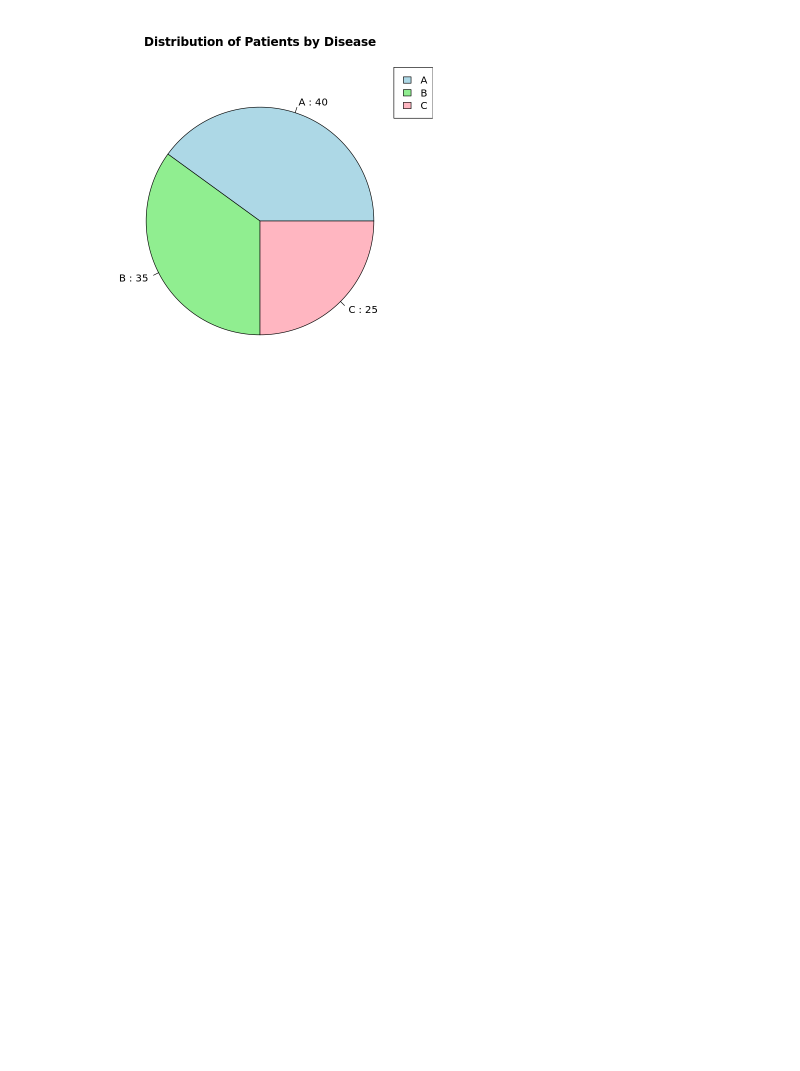
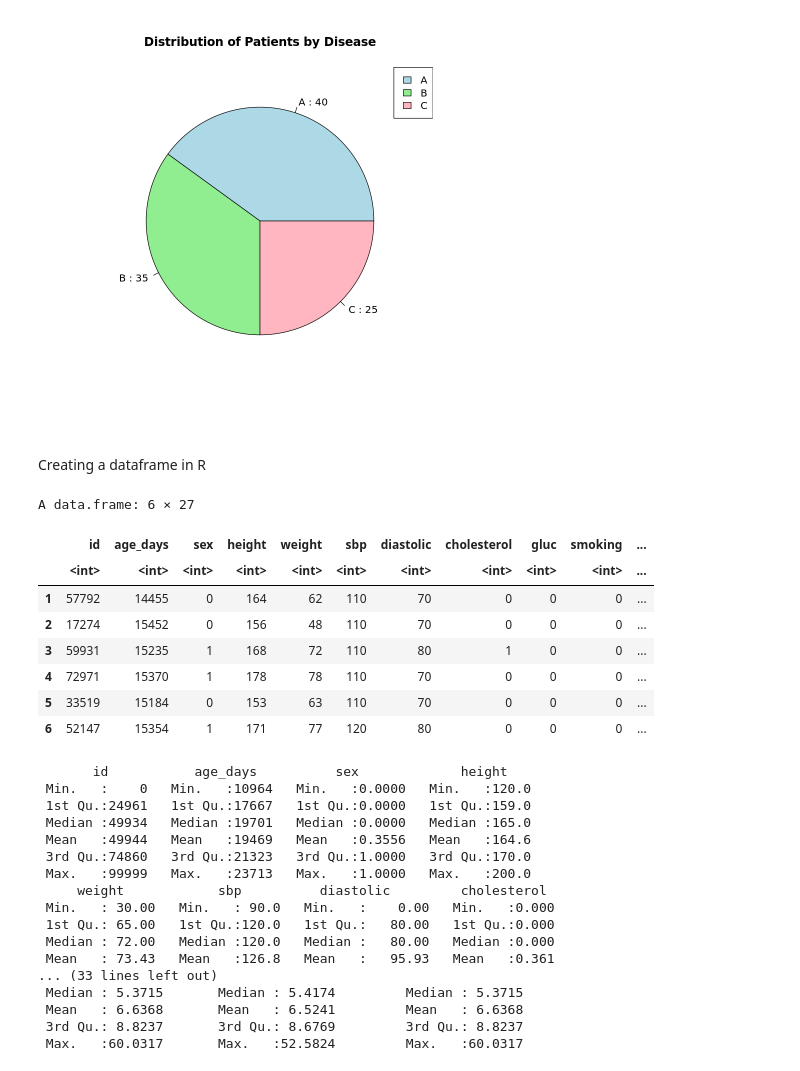
Before and after one commit to Blake-Wei/hi5304-assignment3, a Jupyter notebook: learning/learningR.ipynb, the cells around one changed output. Cells and saved outputs as stored; diff of their text form; code cells hidden in the pictures; blank space fills up the shorter version.

```diff
--- a/learning/learningR.ipynb
+++ b/learning/learningR.ipynb
@@ -765,3 +890,37 @@ pie(data$NumberOfPatients,
 legend("topright", legend = data$Disease, fill = c("lightblue", "lightgreen", "lightpink"))
 # %% [output]
 [figure]
+# %% [markdown]
+Creating a dataframe in R
+# %%
+cardio_df <- read.csv("../data/cardio10.csv", stringsAsFactors = FALSE)
+
+head(cardio_df)
+summary(cardio_df)
+# %% [output]
+A data.frame: 6 × 27
+|  | id | age_days | sex | height | weight | sbp | diastolic | cholesterol | gluc | smoking | ... |
+|  | <int> | <int> | <int> | <int> | <int> | <int> | <int> | <int> | <int> | <int> | ... |
+| 1 | 57792 | 14455 | 0 | 164 | 62 | 110 | 70 | 0 | 0 | 0 | ... |
+| 2 | 17274 | 15452 | 0 | 156 | 48 | 110 | 70 | 0 | 0 | 0 | ... |
+| 3 | 59931 | 15235 | 1 | 168 | 72 | 110 | 80 | 1 | 0 | 0 | ... |
+| 4 | 72971 | 15370 | 1 | 178 | 78 | 110 | 70 | 0 | 0 | 0 | ... |
+| 5 | 33519 | 15184 | 0 | 153 | 63 | 110 | 70 | 0 | 0 | 0 | ... |
+| 6 | 52147 | 15354 | 1 | 171 | 77 | 120 | 80 | 0 | 0 | 0 | ... |
+       id           age_days          sex             height
+ Min.   :    0   Min.   :10964   Min.   :0.0000   Min.   :120.0
+ 1st Qu.:24961   1st Qu.:17667   1st Qu.:0.0000   1st Qu.:159.0
+ Median :49934   Median :19701   Median :0.0000   Median :165.0
+ Mean   :49944   Mean   :19469   Mean   :0.3556   Mean   :164.6
+ 3rd Qu.:74860   3rd Qu.:21323   3rd Qu.:1.0000   3rd Qu.:170.0
+ Max.   :99999   Max.   :23713   Max.   :1.0000   Max.   :200.0
+     weight            sbp          diastolic         cholesterol
+ Min.   : 30.00   Min.   : 90.0   Min.   :    0.00   Min.   :0.000
+ 1st Qu.: 65.00   1st Qu.:120.0   1st Qu.:   80.00   1st Qu.:0.000
+ Median : 72.00   Median :120.0   Median :   80.00   Median :0.000
+ Mean   : 73.43   Mean   :126.8   Mean   :   95.93   Mean   :0.361
+... (33 lines left out)
+ Median : 5.3715       Median : 5.4174         Median : 5.3715
+ Mean   : 6.6368       Mean   : 6.5241         Mean   : 6.6368
+ 3rd Qu.: 8.8237       3rd Qu.: 8.6769         3rd Qu.: 8.8237
+ Max.   :60.0317       Max.   :52.5824         Max.   :60.0317
```
Also changed, not shown: parts of 7 cells of this notebook.
